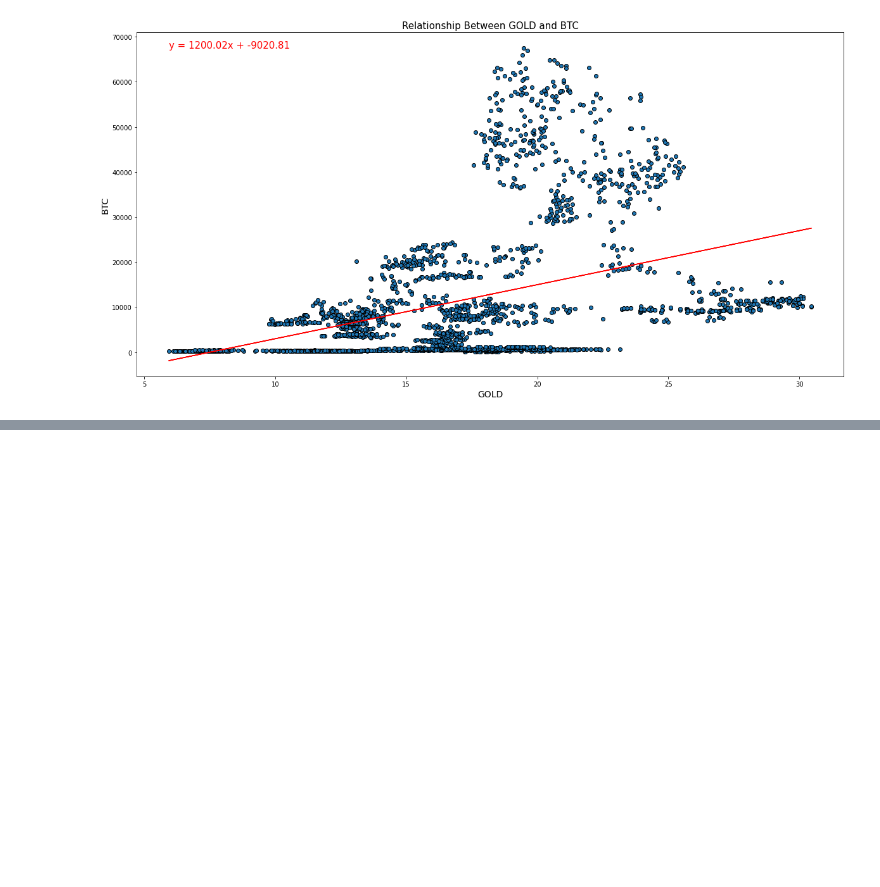
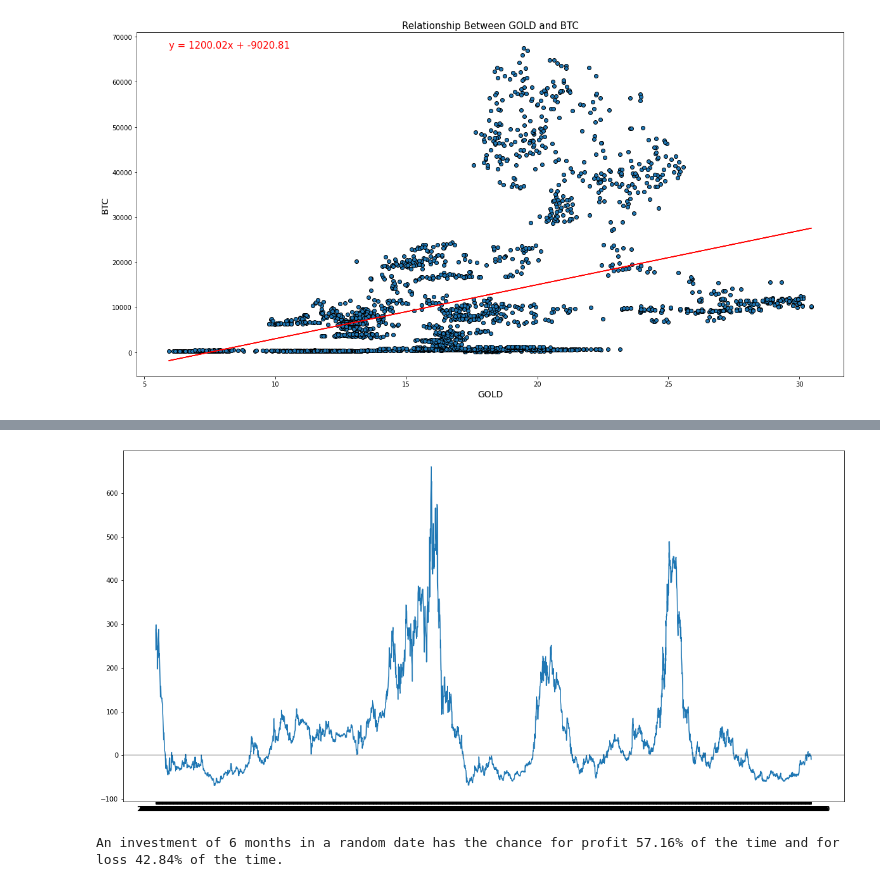
Before and after one commit to SMKSmith/Project1, a Jupyter notebook: visualizations.ipynb, the cells around one changed output, grey strips where cells are left out. Saved outputs shown, nothing was run; the diff lists cells and outputs as text; code cells hidden in the pictures; blank space fills up the shorter version.

Commit message:
Created more charts in the viz file.

```diff
--- a/visualizations.ipynb
+++ b/visualizations.ipynb
@@ -300,3 +300,9 @@ join_and_graph(gold_df,bitcoin_df)
 # %% [output]
 The correlation coefficient between GOLD and BTC is 0.39
 [figure]
+# %%
+bitcoin_6month_df = bitcoin_df.iloc[183:3526,:]
+bitcoin_6month_df = bitcoin_6month_df.reset_index()
+# %%
+compare_btc_df = bitcoin_df.join(bitcoin_6month_df,rsuffix = "_six")
+compare_btc_df = compare_btc_df.dropna()
@@ -302,0 +325,3 @@ The correlation coefficient between GOLD and BTC is 0.39
+# %%
+price_dif_df = round(100 * (compare_btc_df["close_six"] - compare_btc_df["close"])/compare_btc_df["close"],2)
+compare_btc_df["six_months_dif"] = price_dif_df
@@ -302,0 +344,8 @@ The correlation coefficient between GOLD and BTC is 0.39
+# %%
+plt.figure(figsize = (20,10))
+plt.plot(compare_btc_df["date"],compare_btc_df["six_months_dif"])
+
+plt.axhline(y=0,color = 'black',alpha = 0.25)
+plt.show()
+# %% [output]
+[figure, added]
@@ -302,0 +355,9 @@ The correlation coefficient between GOLD and BTC is 0.39
+# %%
+n_profit = len(profit)
+n_loss = len(loss)
+total = n_profit + n_loss
+percent_profit = round(100*n_profit/total,2)
+percent_loss = round(100 - percent_profit,2)
+print(f"An investment of 6 months in a random date has the chance for profit {percent_profit}% of the time and for loss {percent_loss}% of the time.")
+# %% [output]
+An investment of 6 months in a random date has the chance for profit 57.16% of the time and for loss 42.84% of the time.
```
Also changed, not shown: parts of 13 cells of this notebook.
